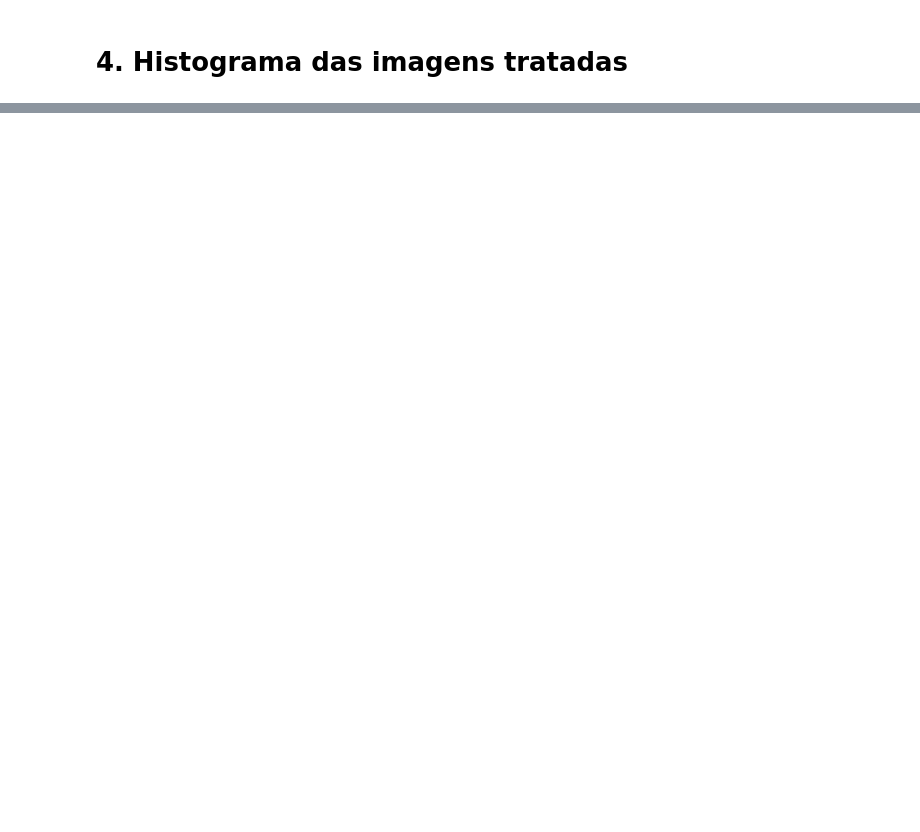
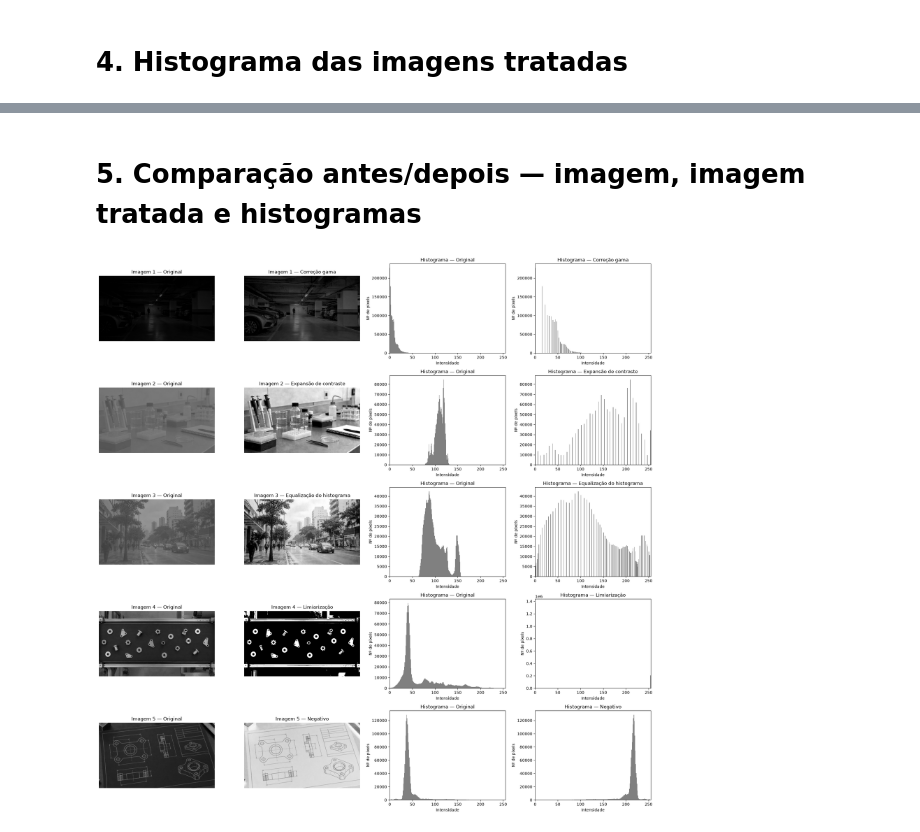
Before and after one commit to lianeheidemann/atividades-processamento-de-imagens, a Jupyter notebook: atividade/atividade-3/atividade-3.ipynb, the cells around one changed output, grey strips where cells are left out. Saved outputs shown, nothing was run; the diff lists cells and outputs as text; code cells hidden in the pictures; blank space fills up the shorter version.

```diff
--- a/atividade/atividade-3/atividade-3.ipynb
+++ b/atividade/atividade-3/atividade-3.ipynb
@@ -335,0 +351,61 @@ NameError: name 'resultado_gamma' is not defined
+# %% [markdown]
+# 5. Comparação antes/depois — imagem, imagem tratada e histogramas
+# %%
+imagens_originais = [
+    imagem_cinza_1,
+    imagem_cinza_2,
+    imagem_cinza_3,
+    imagem_cinza_4,
+    imagem_cinza_5,
+]
+
+imagens_tratadas = [
+    imagem_1_tratada,
+    resultado_contraste,
+    resultado_equalizacao,
+    resultado_limiarizacao,
+    resultado_negativo,
+]
+
+nomes_tratamentos = [
+    "Correção gama",
+    "Expansão de contraste",
+    "Equalização do histograma",
+    "Limiarização",
+    "Negativo",
+]
+
+n_imagens = len(imagens_originais)
+
+fig, eixos = plt.subplots(n_imagens, 4, figsize=(20, 4 * n_imagens))
+
+for i, (original, tratada, nome) in enumerate(
+    zip(imagens_originais, imagens_tratadas, nomes_tratamentos)
+):
+    eixo_img_original, eixo_img_tratada, eixo_hist_original, eixo_hist_tratada = eixos[i]
+
+    eixo_img_original.imshow(original, cmap="gray", vmin=0, vmax=255)
+    eixo_img_original.set_title(f"Imagem {i + 1} — Original")
+    eixo_img_original.axis("off")
+
+    eixo_img_tratada.imshow(tratada, cmap="gray", vmin=0, vmax=255)
+    eixo_img_tratada.set_title(f"Imagem {i + 1} — {nome}")
+    eixo_img_tratada.axis("off")
+
+    eixo_hist_original.hist(original.ravel(), bins=256, range=(0, 255), color="gray")
+    eixo_hist_original.set_title("Histograma — Original")
+    eixo_hist_original.set_xlabel("Intensidade")
+    eixo_hist_original.set_ylabel("Nº de pixels")
+    eixo_hist_original.set_xlim(0, 255)
+
+    eixo_hist_tratada.hist(tratada.ravel(), bins=256, range=(0, 255), color="gray")
+    eixo_hist_tratada.set_title(f"Histograma — {nome}")
+    eixo_hist_tratada.set_xlabel("Intensidade")
+    eixo_hist_tratada.set_ylabel("Nº de pixels")
+    eixo_hist_tratada.set_xlim(0, 255)
+
+plt.tight_layout()
+salvar_figura(fig, "09_comparacao_antes_depois.png")
+plt.show()
+# %% [output]
+[figure, added]
```
Also changed, not shown: parts of 24 cells of this notebook, 14 other files.
